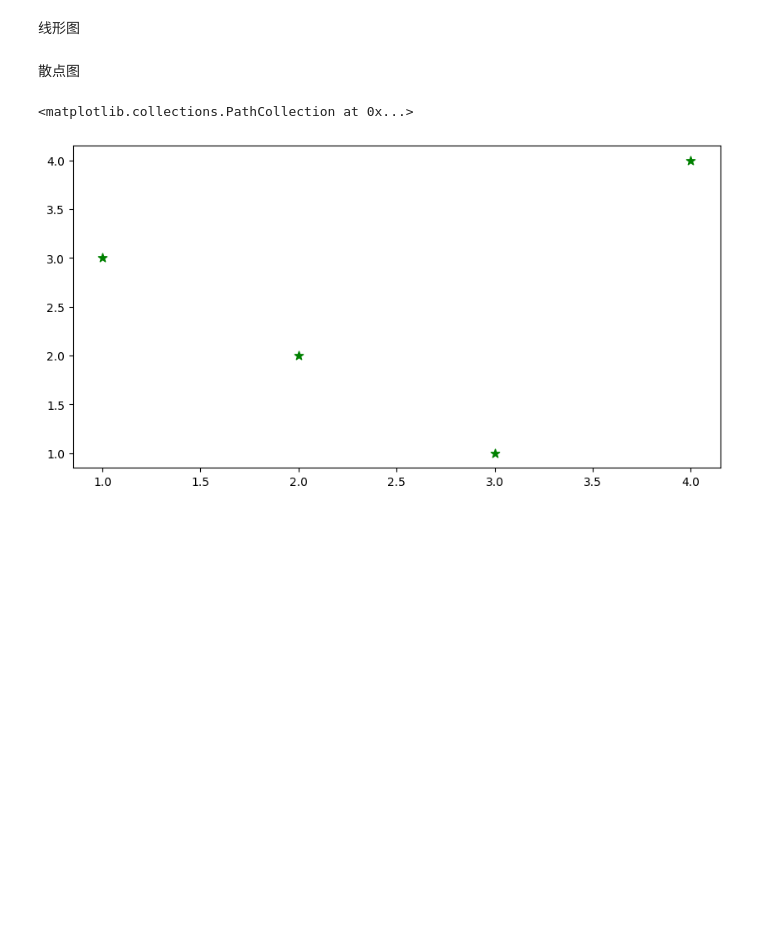
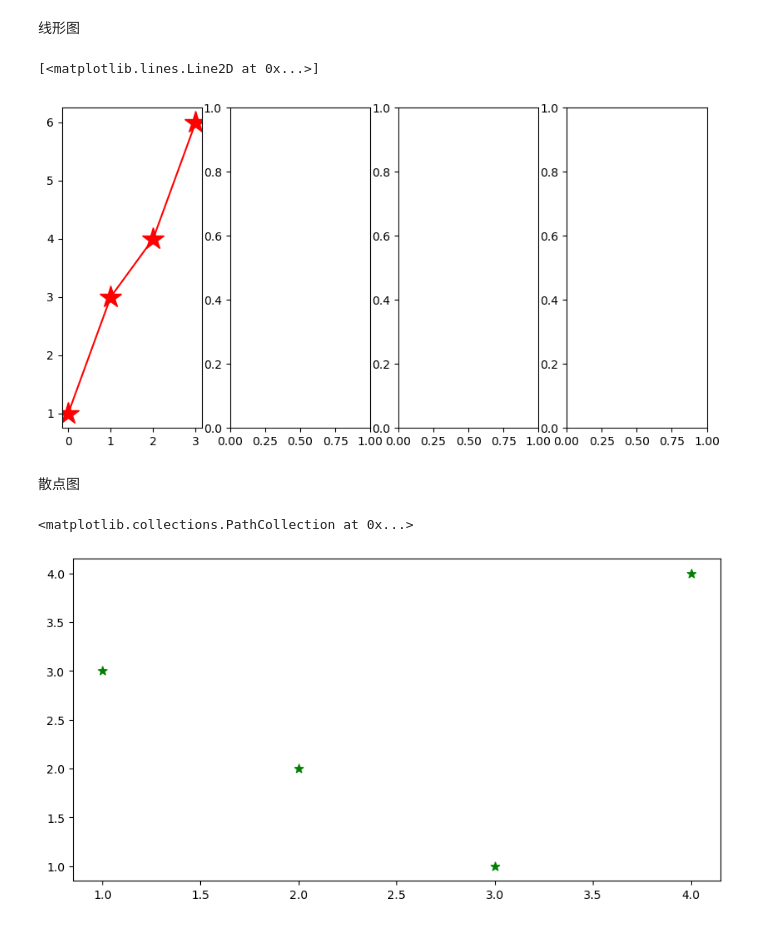
Before and after one commit to Oahiynus/syhPython, a Jupyter notebook: OpenSourceGIS/test.ipynb, the cells around one changed output. Drawn from its saved outputs; the diff is of its cells as text; code cells hidden in the pictures; blank space fills up the shorter version.

```diff
--- a/OpenSourceGIS/test.ipynb
+++ b/OpenSourceGIS/test.ipynb
@@ -65,8 +62,11 @@ AttributeError: 'Axes' object has no attribute 'ax'
 线形图
 # %%
 data = [1,3,4,6]
-fig, ax = plt.subplots(1, 2, figsize=(10, 5))
-ax[0.plot(data, color='red',)]
+fig, ax = plt.subplots(1, 4, figsize=(10,5))
+ax[0].plot(data, color='red', marker='*', markersize=20)
+# %% [output]
+[<matplotlib.lines.Line2D at 0x...>]
+[figure, added]
 # %% [markdown]
 散点图
 # %%
```
Also changed, not shown: parts of 3 cells of this notebook.
